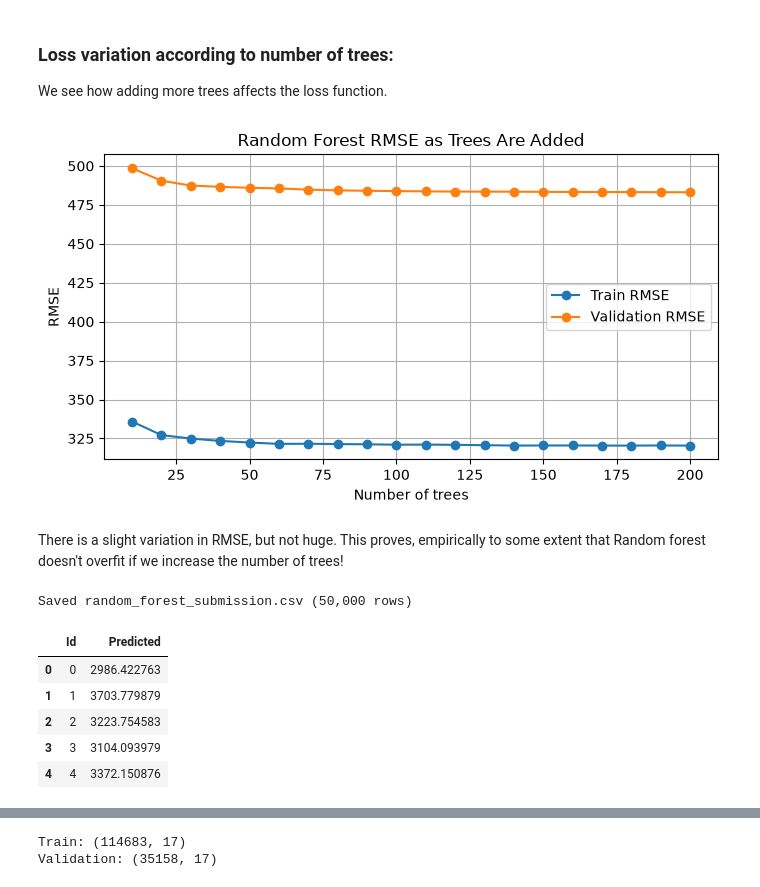
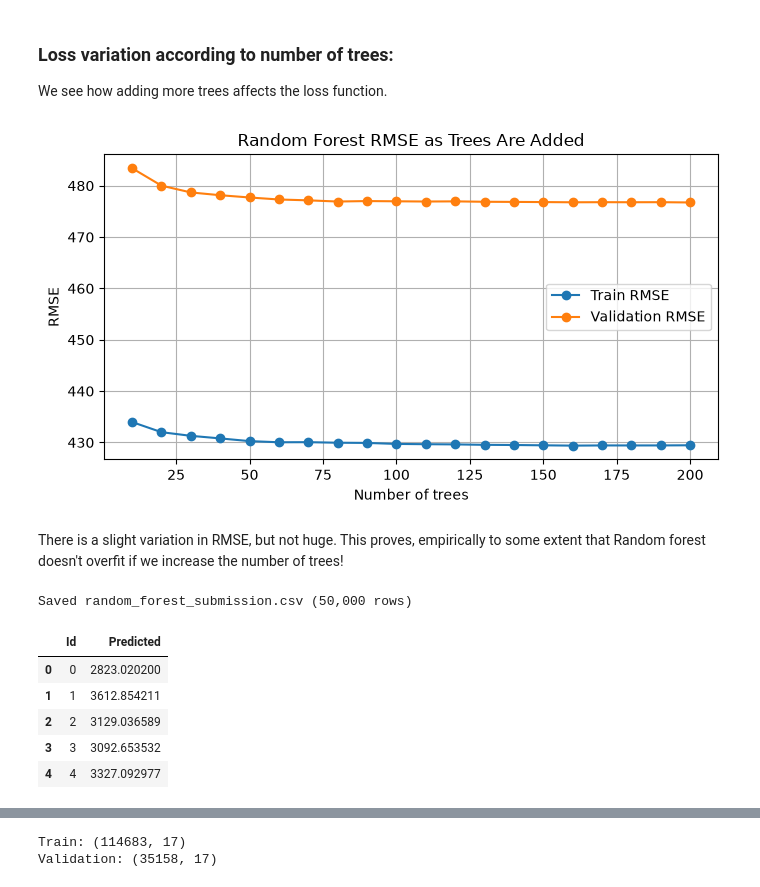
Before and after one commit to MuktaWagle/cs5228_team26, a Jupyter notebook: Models_main.ipynb, the cells around one changed output, grey strips where cells are left out. Cells and saved outputs as stored; diff of their text form; code cells hidden in the pictures.

Commit message:
flaml params

```diff
--- a/Models_main.ipynb
+++ b/Models_main.ipynb
@@ -142,7 +142,7 @@ There are no 'iterations' here as the solution is computed analytically (regular
 # %%
 model = Pipeline([
     ("preprocessor", make_preprocessor()),
-    ("regressor", Ridge(alpha=1.0)),
+    ("regressor", Ridge(alpha=0.0001)),
 ])
 # %%
 import numpy as np
@@ -246,14 +246,14 @@ X_rf_train = rf_preprocessor.fit_transform(X_fit_raw, y_fit_raw)
 X_rf_val = rf_preprocessor.transform(X_val_raw)
 rf_feature_names = rf_preprocessor.get_feature_names_out()
 # %%
-# Hyperparameters: 200 trees (reduces variance); max_depth (limits tree complexity)
+# FLAML-selected hyperparameters: 189 trees (reduces variance); max_depth (limits tree complexity)
 # min_samples_leaf stabilizes predictions for small groups;
 # max_features decorrelates trees; n_jobs=-1 uses all available cores.
 random_forest = RandomForestRegressor(
-    n_estimators=200,
-    max_depth=20,
-    min_samples_leaf=2,
-    max_features=0.7,
+    n_estimators=189,
+    max_depth=14,
+    min_samples_leaf=8,
+    max_features=0.8193776787903664,
     random_state=42,
     n_jobs=-1,
 )
@@ -315,37 +315,37 @@ tree_counts = range(10, 201, 10)
 train_rmse = []
 val_rmse = []
 
 rf_curve = RandomForestRegressor(
     warm_start=True,
-    max_depth=20,
-    min_samples_leaf=2,
-    max_features=0.7,
+    max_depth=14,
+    min_samples_leaf=8,
+    max_features=0.8193776787903664,
     random_state=42,
     n_jobs=-1
 )
 
 for n_trees in tree_counts:
     rf_curve.set_params(n_estimators=n_trees)
     rf_curve.fit(X_rf_train, y_fit_raw)
 
     train_pred = rf_curve.predict(X_rf_train)
     val_pred = rf_curve.predict(X_rf_val)
 
     train_rmse.append(root_mean_squared_error(y_fit_raw, train_pred))
     val_rmse.append(root_mean_squared_error(y_val_raw, val_pred))
 
 plt.figure(figsize=(7, 4))
 plt.plot(tree_counts, train_rmse, marker="o", label="Train RMSE")
 plt.plot(tree_counts, val_rmse, marker="o", label="Validation RMSE")
 plt.xlabel("Number of trees")
 plt.ylabel("RMSE")
 plt.title("Random Forest RMSE as Trees Are Added")
 plt.legend()
 plt.grid(True)
 plt.tight_layout()
 plt.show()
 # %% [output]
-[figure, old version]
+[figure, new version]
 # %% [markdown]
 There is a slight variation in RMSE, but not huge. This proves, empirically to some extent that Random forest doesn't overfit if we increase the number of trees!
 # %%
@@ -363,10 +363,10 @@ X_rf_all = rf_final_preprocessor.fit_transform(X_all_raw, y_all)
 X_rf_test = rf_final_preprocessor.transform(X_test_raw)
 
 rf_final_model = RandomForestRegressor(
-    n_estimators=200,
-    max_depth=20,
-    min_samples_leaf=2,
-    max_features=0.7,
+    n_estimators=189,
+    max_depth=14,
+    min_samples_leaf=8,
+    max_features=0.8193776787903664,
     random_state=42,
     n_jobs=-1,
 )
@@ -383,11 +383,11 @@ rf_submission.head()
 # %% [output]
 Saved random_forest_submission.csv (50,000 rows)
 |  | Id | Predicted |
-| 0 | 0 | 2986.422763 |
-| 1 | 1 | 3703.779879 |
-| 2 | 2 | 3223.754583 |
-| 3 | 3 | 3104.093979 |
-| 4 | 4 | 3372.150876 |
+| 0 | 0 | 2823.020200 |
+| 1 | 1 | 3612.854211 |
+| 2 | 2 | 3129.036589 |
+| 3 | 3 | 3092.653532 |
+| 4 | 4 | 3327.092977 |
 # %% [markdown]
 # CatBoost regression
 
```
Also changed, not shown: parts of 7 cells of this notebook, 37 other files.
